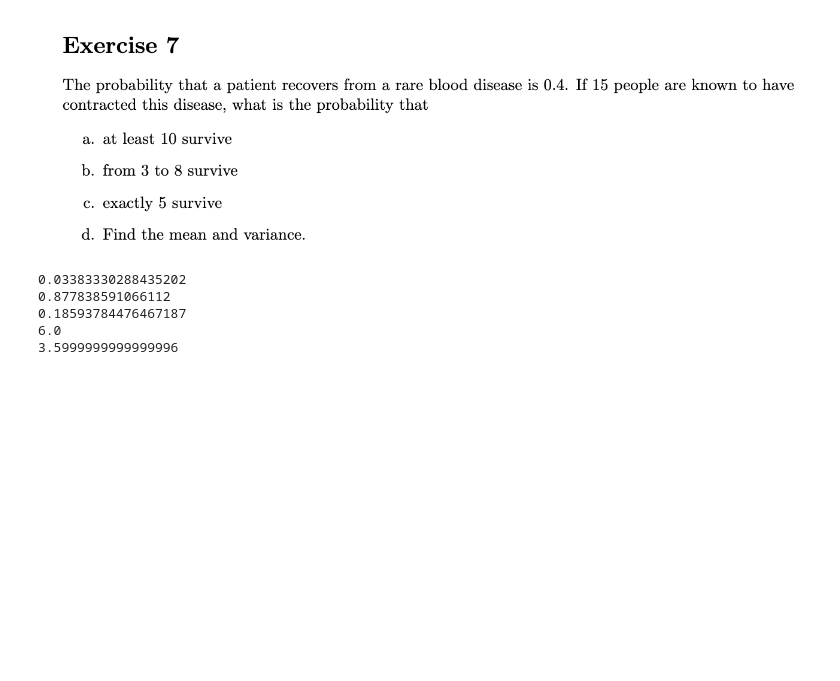
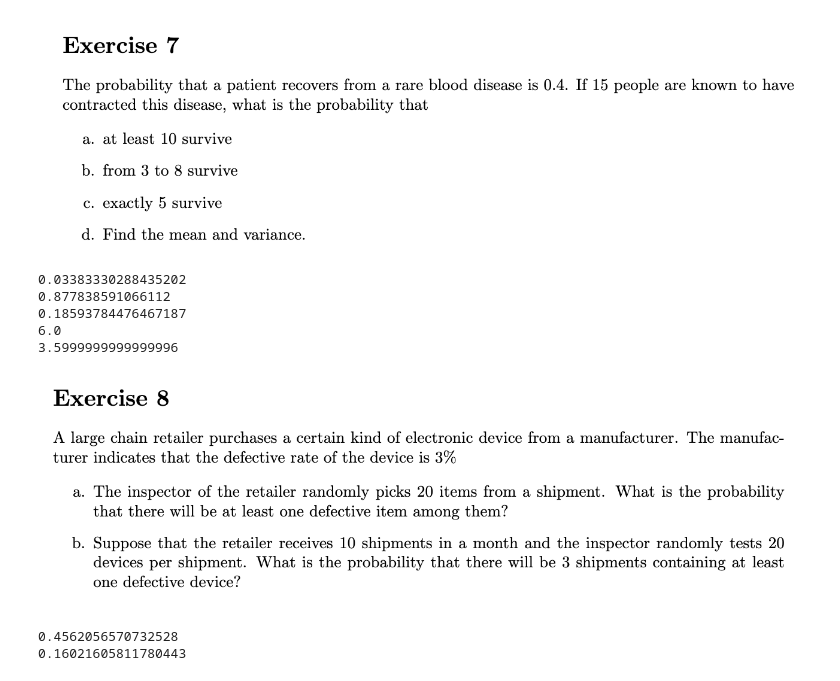
Before and after one commit to LilianBittar/StochasticModellingAndProcesses, a Jupyter notebook: session02/s2-problem-set-solutions.ipynb, the cells around one changed output. Saved outputs shown, nothing was run; the diff lists cells and outputs as text; code cells hidden in the pictures; blank space fills up the shorter version.

```diff
--- a/session02/s2-problem-set-solutions.ipynb
+++ b/session02/s2-problem-set-solutions.ipynb
@@ -209,3 +209,25 @@ print(var)
 0.18593784476467187
 6.0
 3.5999999999999996
+# %%
+Image('https://cdn.mathpix.com/snip/images/pP2sGt3wzxtsRs6E38P3H84M0ccdk0VohJwzK3XUSMs.original.fullsize.png')
+# %% [output]
+[figure, added]
+# %%
+#This is a binomial distribution
+n = 20
+p = 0.03
+#a)
+result = binom.sf(0, n, p)
+print(result)
+
+#b)
+# X ~ 1 or more devices out of 20 have defecte
+# X = binomaial(n = 20)(p = 0.03)
+# Y ~ 3 shipments out of 10 where each one shipments contain 20 device, at least one device is defevtive
+
+result2 = binom.pmf(3, 10, binom.sf(0, n, p))
+print(result2)
+# %% [output]
+0.4562056570732528
+0.16021605811780443
```
